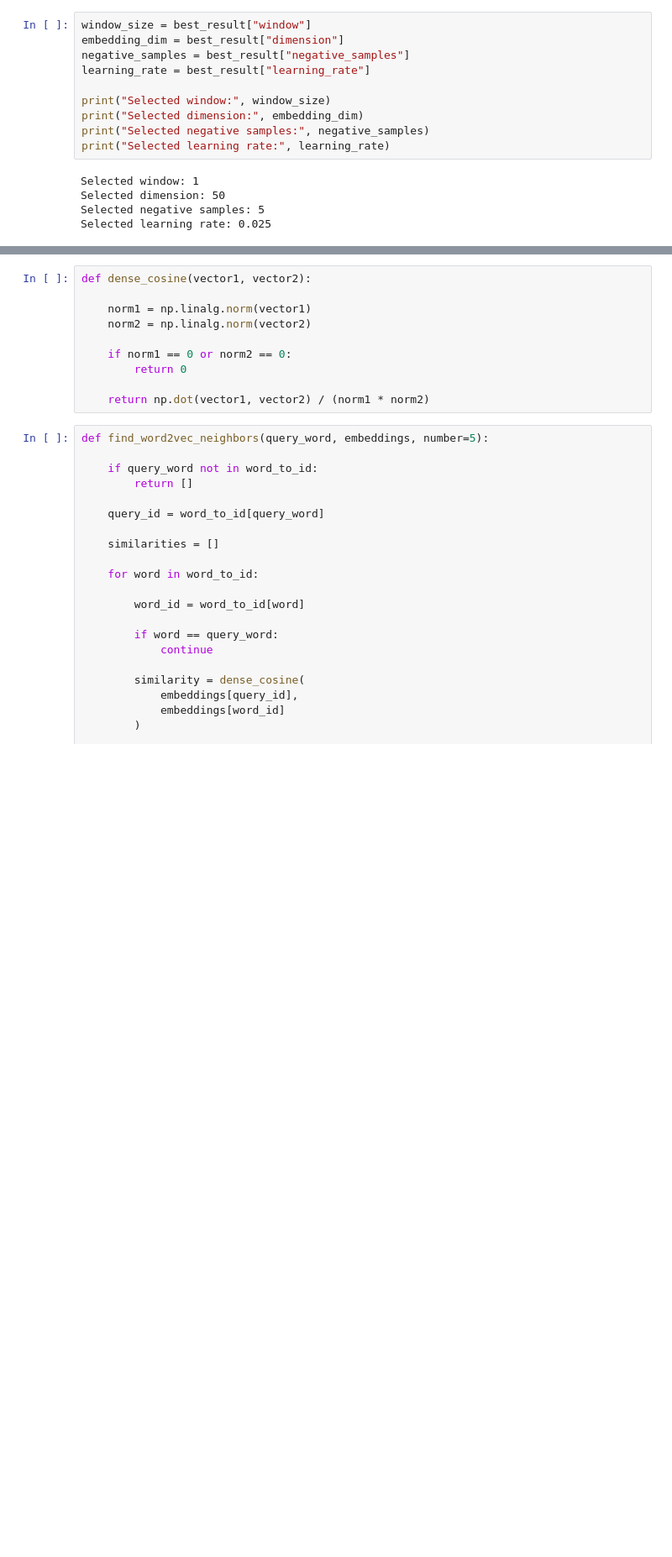
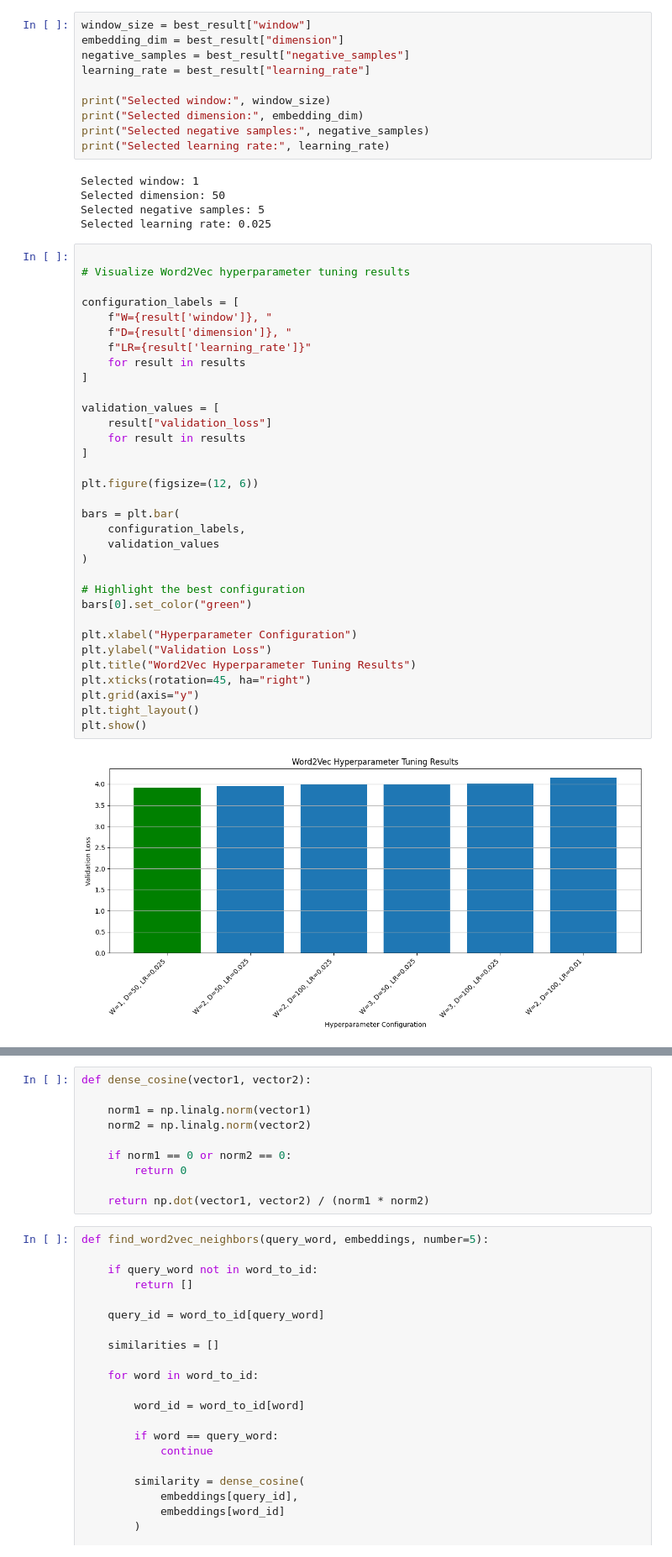
Before and after one commit to ZeinaHossam1/Embeddings-and-HMMs, a Jupyter notebook: Embeddings_HMMs.ipynb, the cells around one changed output, grey strips where cells are left out. Shown at 84% size. Cells and saved outputs as stored; diff of their text form; blank space fills up the shorter version.

```diff
--- a/Embeddings_HMMs.ipynb
+++ b/Embeddings_HMMs.ipynb
@@ -1034,3 +1175,38 @@ Selected window: 1
 Selected dimension: 50
 Selected negative samples: 5
 Selected learning rate: 0.025
+# %%
+
+# Visualize Word2Vec hyperparameter tuning results
+
+configuration_labels = [
+    f"W={result['window']}, "
+    f"D={result['dimension']}, "
+    f"LR={result['learning_rate']}"
+    for result in results
+]
+
+validation_values = [
+    result["validation_loss"]
+    for result in results
+]
+
+plt.figure(figsize=(12, 6))
+
+bars = plt.bar(
+    configuration_labels,
+    validation_values
+)
+
+# Highlight the best configuration
+bars[0].set_color("green")
+
+plt.xlabel("Hyperparameter Configuration")
+plt.ylabel("Validation Loss")
+plt.title("Word2Vec Hyperparameter Tuning Results")
+plt.xticks(rotation=45, ha="right")
+plt.grid(axis="y")
+plt.tight_layout()
+plt.show()
+# %% [output]
+[figure, added]
```
Also changed, not shown: parts of 50 cells of this notebook.
